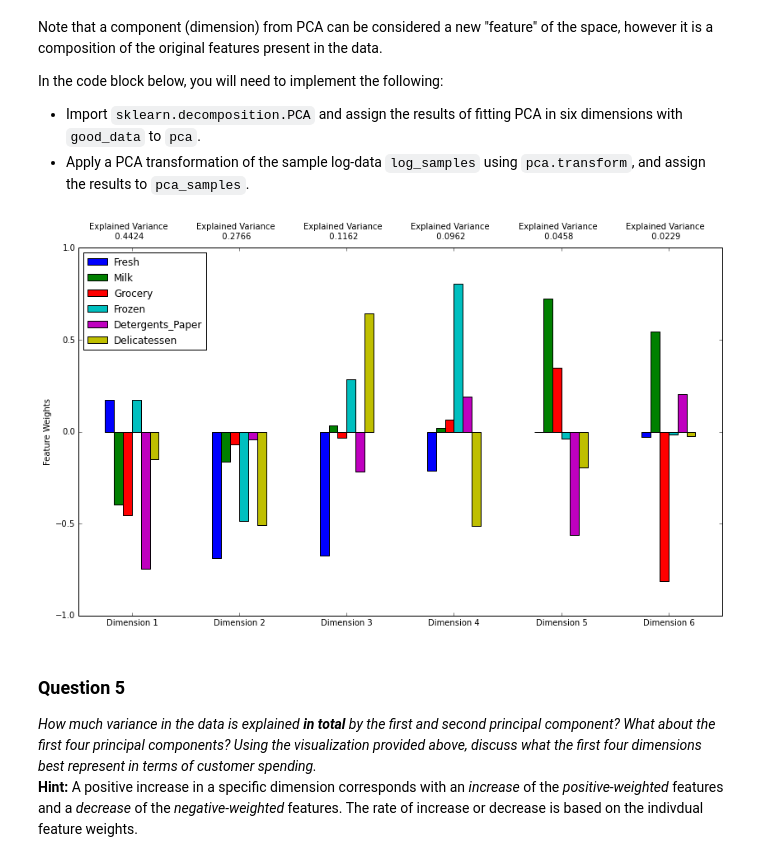
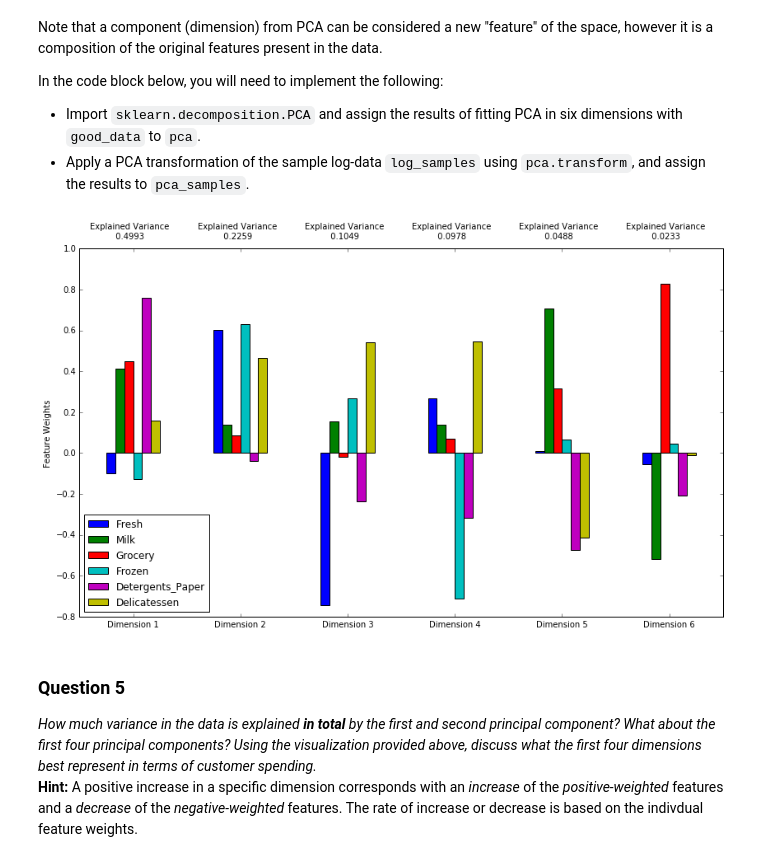
Before and after one commit to krai20/machine-learning, a Jupyter notebook: projects/creating_customer_segments/customer_segments.ipynb, the cells around one changed output. Cells and saved outputs as stored; diff of their text form; code cells hidden in the pictures.

```diff
--- a/projects/creating_customer_segments/customer_segments.ipynb
+++ b/projects/creating_customer_segments/customer_segments.ipynb
@@ -283,3 +275,8 @@ for index in outliers:
         index_count[index] = 1
     else:
         index_count[index] += 1
+
+## remove common indices from outliers
+for k, v in index_count.iteritems():
+    if v > 1:
+        outliers.remove(k)
@@ -302,15 +304,15 @@ In the code block below, you will need to implement the following:
 # %%
 from sklearn.decomposition import PCA
 # TODO: Apply PCA by fitting the good data with the same number of dimensions as features
 pca = PCA(n_components=6)
 
 # TODO: Transform the sample log-data using the PCA fit above
-pca_samples = pca.fit(log_data).transform(log_samples)
+pca_samples = pca.fit(good_data).transform(log_samples)
 
 # Generate PCA results plot
 pca_results = rs.pca_results(good_data, pca)
 # %% [output]
-[figure, old version]
+[figure, new version]
 # %% [markdown]
 ### Question 5
 *How much variance in the data is explained* ***in total*** *by the first and second principal component? What about the first four principal components? Using the visualization provided above, discuss what the first four dimensions best represent in terms of customer spending.*
```
Also changed, not shown: parts of 13 cells of this notebook, 1 other file.
